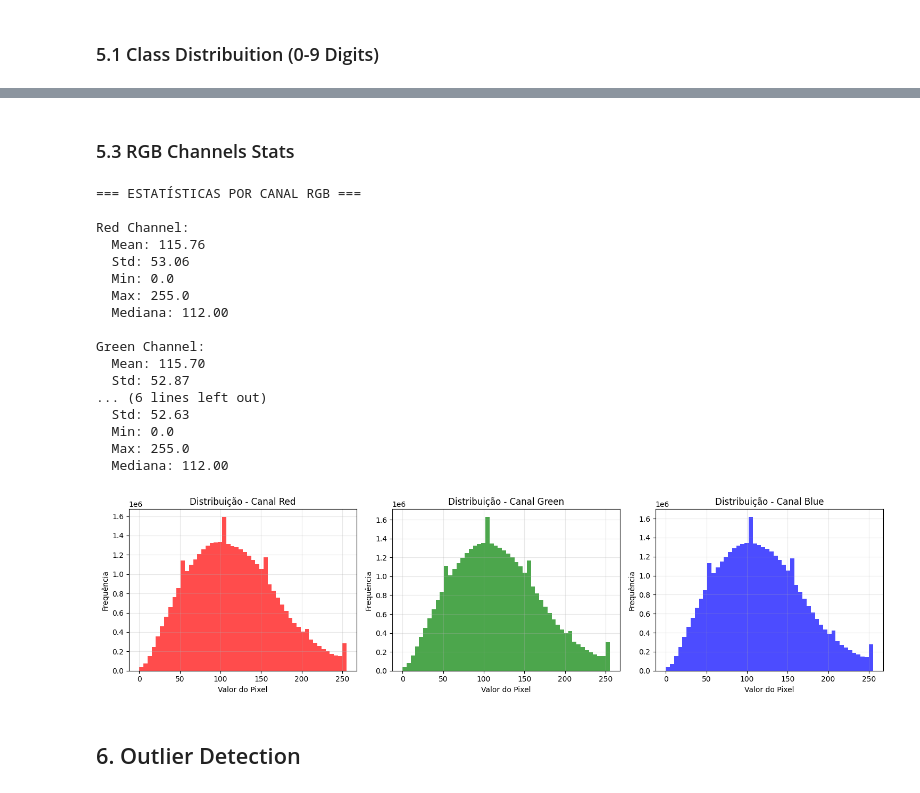
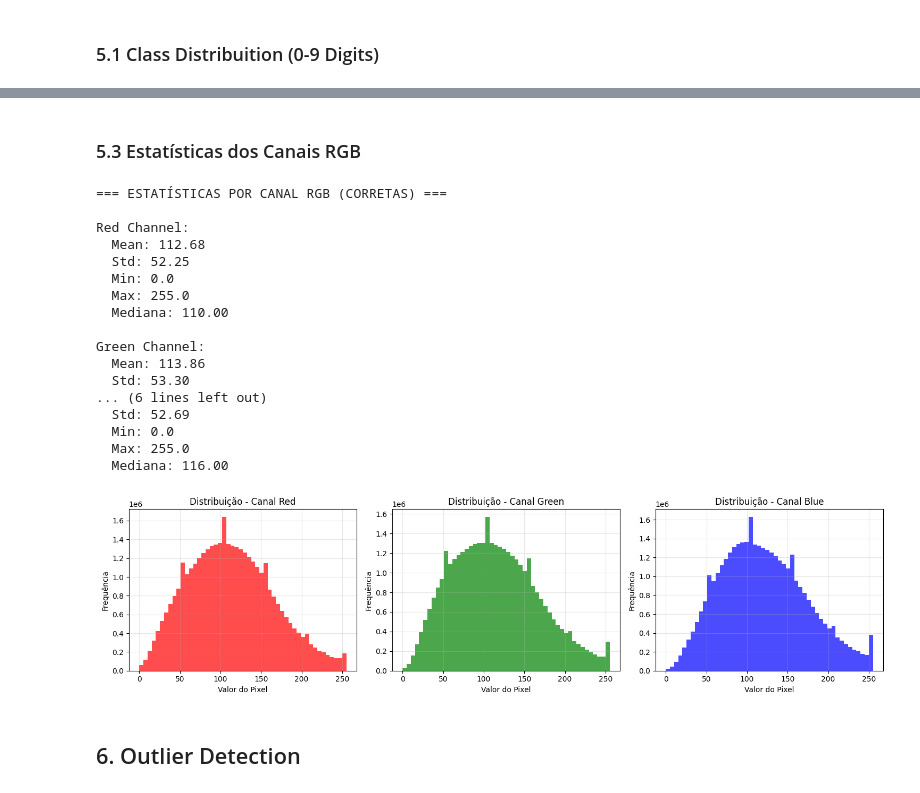
Before and after one commit to marquesgbr/SVHN_ML_project, a Jupyter notebook: 01_EDA.ipynb, the cells around one changed output, grey strips where cells are left out. Drawn from its saved outputs; the diff is of its cells as text; code cells hidden in the pictures.

```diff
--- a/01_EDA.ipynb
+++ b/01_EDA.ipynb
@@ -92,6 +105,0 @@ plt.show()
-# %%
-# Separar os canais
-red_channel = data.iloc[:, 0:1024]
-green_channel = data.iloc[:, 1024:2048]
-blue_channel = data.iloc[:, 2048:3072]
-labels = data.iloc[:, -1]
@@ -131,0 +108,20 @@ display_digit(1)
+# %%
+# Função para extrair canais RGB corretamente (row-major)
+def extract_rgb_channels(sample_idx):
+    """Extrai os canais RGB de uma amostra usando interpretação row-major"""
+    pixels = data.iloc[sample_idx, :-1].values.reshape(32, 32, 3)
+    red = pixels[:, :, 0]
+    green = pixels[:, :, 1]
+    blue = pixels[:, :, 2]
+    return red, green, blue
+
+# Função para extrair todos os canais do dataset
+def get_all_channels():
+    """Extrai canais RGB de todas as amostras"""
+    all_pixels = data.iloc[:, :-1].values.reshape(-1, 32, 32, 3)
+    red_channel = all_pixels[:, :, :, 0].reshape(len(data), -1)
+    green_channel = all_pixels[:, :, :, 1].reshape(len(data), -1)
+    blue_channel = all_pixels[:, :, :, 2].reshape(len(data), -1)
+    return red_channel, green_channel, blue_channel
+
+labels = data.iloc[:, -1]
@@ -132,54 +187,57 @@ display_digit(1)
 # %% [markdown]
-### 5.3 RGB Channels Stats
+### 5.3 Estatísticas dos Canais RGB
 # %%
-# Estatísticas por canal de cor
+# Extrair canais RGB usando interpretação correta
+red_channel, green_channel, blue_channel = get_all_channels()
+
 channels = {
     'Red': red_channel,
     'Green': green_channel,
     'Blue': blue_channel
 }
 
-print("=== ESTATÍSTICAS POR CANAL RGB ===")
+print("=== ESTATÍSTICAS POR CANAL RGB (CORRETAS) ===")
 for channel_name, channel_data in channels.items():
     print(f"\n{channel_name} Channel:")
-    print(f"  Mean: {channel_data.values.mean():.2f}")
-    print(f"  Std: {channel_data.values.std():.2f}")
-    print(f"  Min: {channel_data.values.min()}")
-    print(f"  Max: {channel_data.values.max()}")
-    print(f"  Mediana: {np.median(channel_data.values):.2f}")
+    print(f"  Mean: {channel_data.mean():.2f}")
+    print(f"  Std: {channel_data.std():.2f}")
+    print(f"  Min: {channel_data.min()}")
+    print(f"  Max: {channel_data.max()}")
+    print(f"  Mediana: {np.median(channel_data):.2f}")
 
 # Visualizar distribuição dos valores de pixel por canal
 fig, axes = plt.subplots(1, 3, figsize=(15, 4))
 colors = ['red', 'green', 'blue']
 
 for i, (channel_name, channel_data) in enumerate(channels.items()):
-    axes[i].hist(channel_data.values.flatten(), bins=50, alpha=0.7, color=colors[i])
+    axes[i].hist(channel_data.flatten(), bins=50, alpha=0.7, color=colors[i])
     axes[i].set_title(f'Distribuição - Canal {channel_name}')
     axes[i].set_xlabel('Valor do Pixel')
     axes[i].set_ylabel('Frequência')
     axes[i].grid(True, alpha=0.3)
 
+
 plt.tight_layout()
 plt.show()
 # %% [output]
-=== ESTATÍSTICAS POR CANAL RGB ===
+=== ESTATÍSTICAS POR CANAL RGB (CORRETAS) ===
 
 Red Channel:
-  Mean: 115.76
-  Std: 53.06
+  Mean: 112.68
+  Std: 52.25
   Min: 0.0
   Max: 255.0
-  Mediana: 112.00
+  Mediana: 110.00
 
 Green Channel:
-  Mean: 115.70
-  Std: 52.87
+  Mean: 113.86
+  Std: 53.30
 ... (6 lines left out)
-  Std: 52.63
+  Std: 52.69
   Min: 0.0
   Max: 255.0
-  Mediana: 112.00
+  Mediana: 116.00
-[figure, old version]
+[figure, new version]
 # %% [markdown]
 ## 6. Outlier Detection
 # %% [markdown]
```
Also changed, not shown: parts of 18 cells of this notebook, 2 other files.
